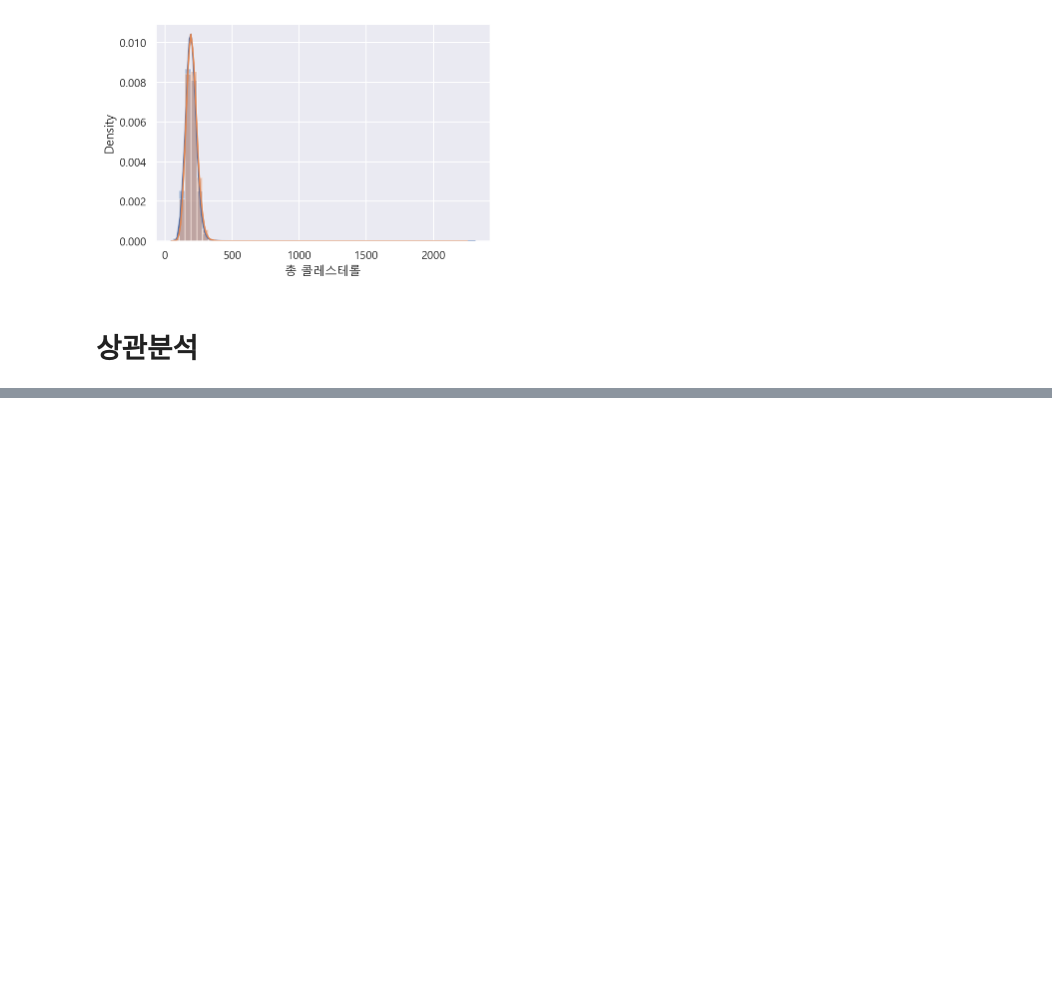
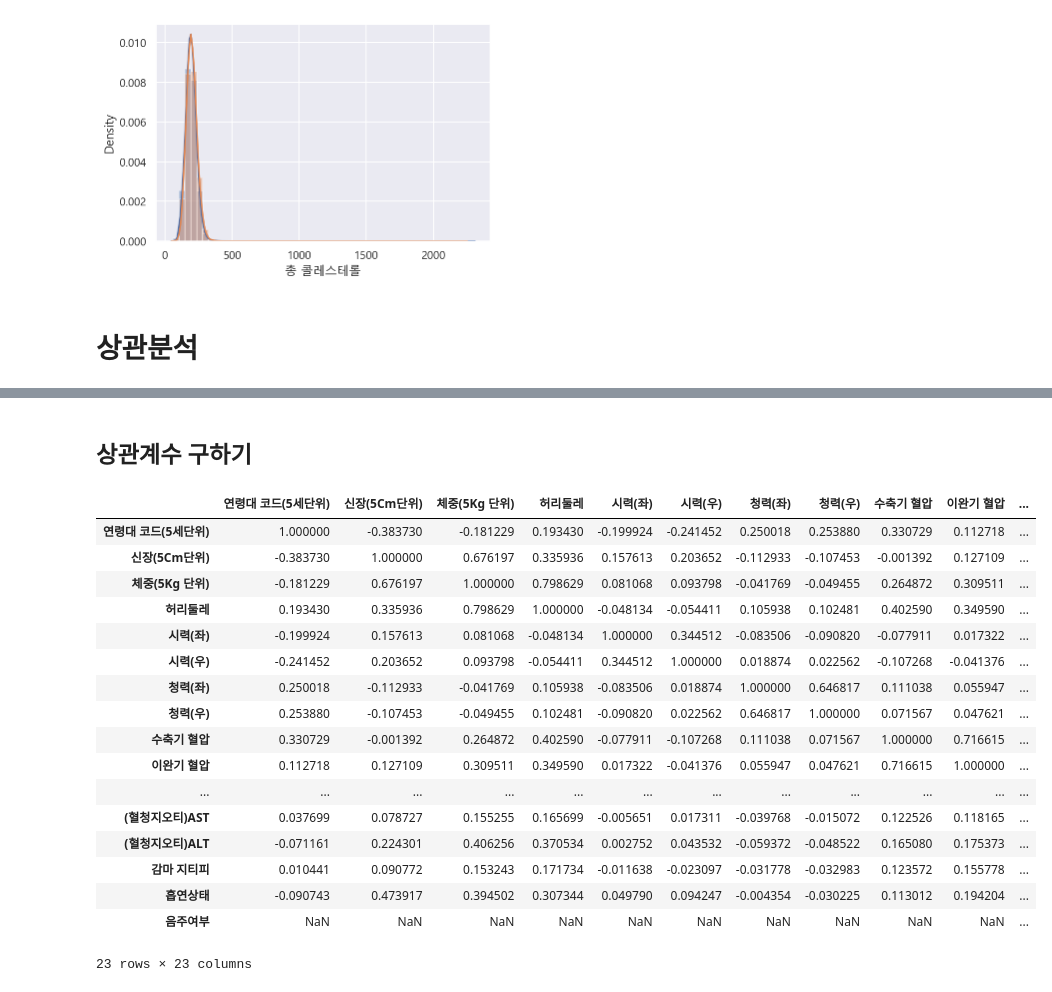
Before and after one commit to tree698/Data_Analysis, a Jupyter notebook: 1. Health Check/Health Check.ipynb, the cells around one changed output, grey strips where cells are left out. Cells and saved outputs as stored; diff of their text form; code cells hidden in the pictures; blank space fills up the shorter version.

```diff
--- a/1. Health Check/Health Check.ipynb
+++ b/1. Health Check/Health Check.ipynb
@@ -888,0 +924,27 @@ sns.distplot(df.loc[df["총 콜레스테롤"].notnull() & df["성별코드"]==0,
+# %% [markdown]
+## 상관계수 구하기
+# %%
+# 샘플컬럼만 가져와서 df_small 이라는 데이터프레임에 담은 뒤 상관계수를 구합니다
+
+df_small = df_sample[columns]
+df_corr = df_small.corr()
+df_corr
+# %% [output]
+|  | 연령대 코드(5세단위) | 신장(5Cm단위) | 체중(5Kg 단위) | 허리둘레 | 시력(좌) | 시력(우) | 청력(좌) | 청력(우) | 수축기 혈압 | 이완기 혈압 | ... |
+| 연령대 코드(5세단위) | 1.000000 | -0.383730 | -0.181229 | 0.193430 | -0.199924 | -0.241452 | 0.250018 | 0.253880 | 0.330729 | 0.112718 | ... |
+| 신장(5Cm단위) | -0.383730 | 1.000000 | 0.676197 | 0.335936 | 0.157613 | 0.203652 | -0.112933 | -0.107453 | -0.001392 | 0.127109 | ... |
+| 체중(5Kg 단위) | -0.181229 | 0.676197 | 1.000000 | 0.798629 | 0.081068 | 0.093798 | -0.041769 | -0.049455 | 0.264872 | 0.309511 | ... |
+| 허리둘레 | 0.193430 | 0.335936 | 0.798629 | 1.000000 | -0.048134 | -0.054411 | 0.105938 | 0.102481 | 0.402590 | 0.349590 | ... |
+| 시력(좌) | -0.199924 | 0.157613 | 0.081068 | -0.048134 | 1.000000 | 0.344512 | -0.083506 | -0.090820 | -0.077911 | 0.017322 | ... |
+| 시력(우) | -0.241452 | 0.203652 | 0.093798 | -0.054411 | 0.344512 | 1.000000 | 0.018874 | 0.022562 | -0.107268 | -0.041376 | ... |
+| 청력(좌) | 0.250018 | -0.112933 | -0.041769 | 0.105938 | -0.083506 | 0.018874 | 1.000000 | 0.646817 | 0.111038 | 0.055947 | ... |
+| 청력(우) | 0.253880 | -0.107453 | -0.049455 | 0.102481 | -0.090820 | 0.022562 | 0.646817 | 1.000000 | 0.071567 | 0.047621 | ... |
+| 수축기 혈압 | 0.330729 | -0.001392 | 0.264872 | 0.402590 | -0.077911 | -0.107268 | 0.111038 | 0.071567 | 1.000000 | 0.716615 | ... |
+| 이완기 혈압 | 0.112718 | 0.127109 | 0.309511 | 0.349590 | 0.017322 | -0.041376 | 0.055947 | 0.047621 | 0.716615 | 1.000000 | ... |
+| ... | ... | ... | ... | ... | ... | ... | ... | ... | ... | ... | ... |
+| (혈청지오티)AST | 0.037699 | 0.078727 | 0.155255 | 0.165699 | -0.005651 | 0.017311 | -0.039768 | -0.015072 | 0.122526 | 0.118165 | ... |
+| (혈청지오티)ALT | -0.071161 | 0.224301 | 0.406256 | 0.370534 | 0.002752 | 0.043532 | -0.059372 | -0.048522 | 0.165080 | 0.175373 | ... |
+| 감마 지티피 | 0.010441 | 0.090772 | 0.153243 | 0.171734 | -0.011638 | -0.023097 | -0.031778 | -0.032983 | 0.123572 | 0.155778 | ... |
+| 흡연상태 | -0.090743 | 0.473917 | 0.394502 | 0.307344 | 0.049790 | 0.094247 | -0.004354 | -0.030225 | 0.113012 | 0.194204 | ... |
+| 음주여부 | NaN | NaN | NaN | NaN | NaN | NaN | NaN | NaN | NaN | NaN | ... |
+23 rows × 23 columns
```
Also changed, not shown: parts of 14 cells of this notebook.
